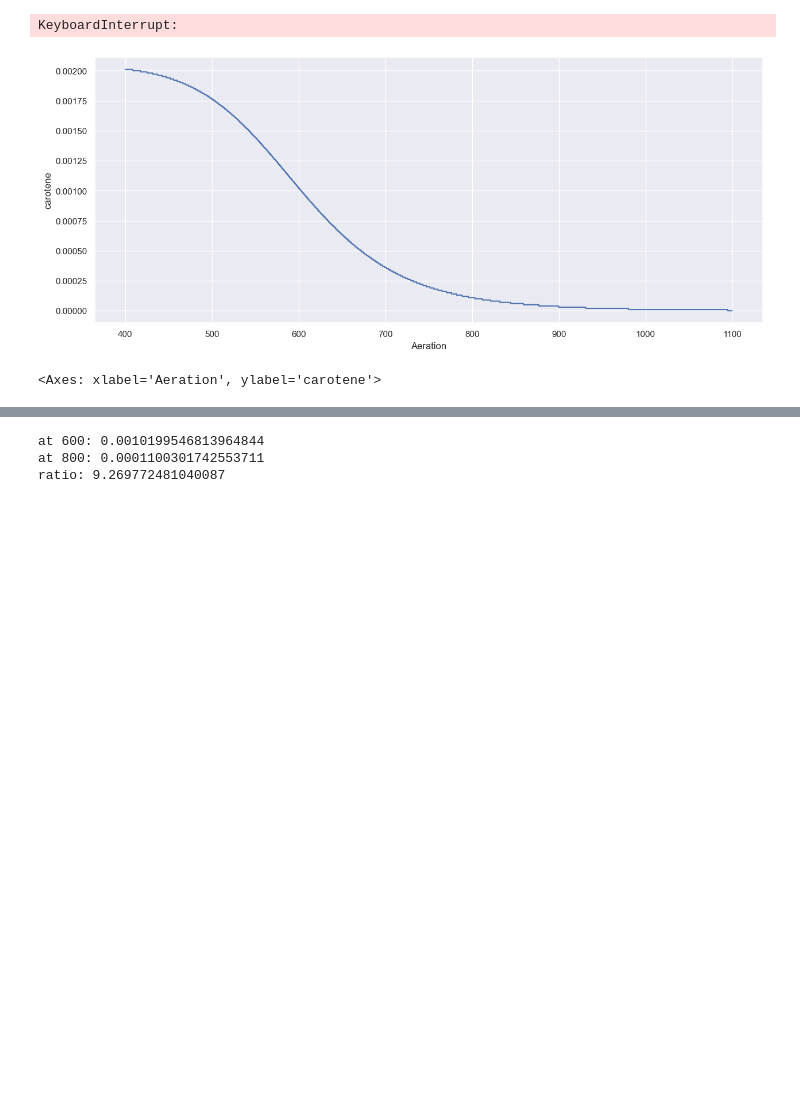
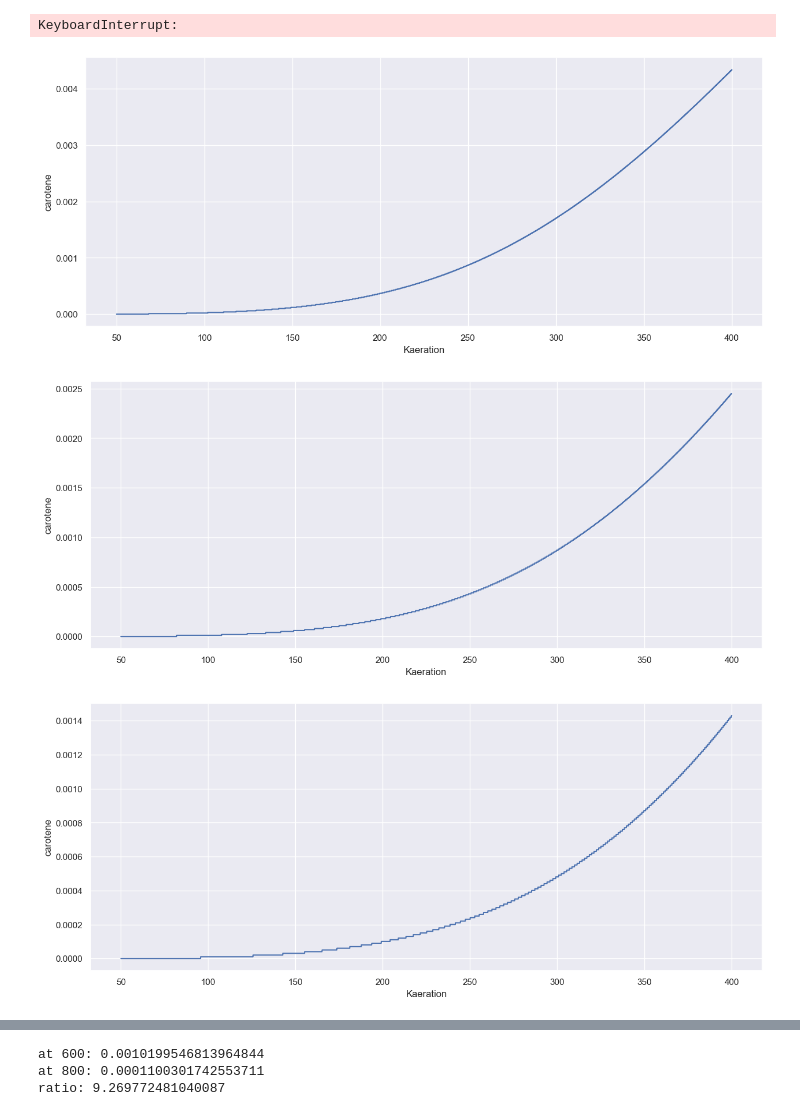
Before and after one commit to ecunha1996/GSMMutils, a Jupyter notebook: examples/dynamic_expressions_analysis.ipynb, the cells around one changed output, grey strips where cells are left out. Cells and saved outputs as stored; diff of their text form; code cells hidden in the pictures; blank space fills up the shorter version.

Commit message:
[FIX] dFBA changes + [ADD] pathway_analysis.py

```diff
--- a/examples/dynamic_expressions_analysis.ipynb
+++ b/examples/dynamic_expressions_analysis.ipynb
@@ -24,8 +22,14 @@ Model loaded
 KeyboardInterrupt:
 # %%
 analysis.load_parameters(f"{DATA_PATH}/dfba/inputs/initial_parameters.json")
-res = analysis.evaluate_dynamic_expression("carotene", "aeration", param_range=[400, 1100, 50])
-lineplot(list(res.keys()), list(res.values()), xlabel="Aeration", ylabel="carotene")
+aeration = [500, 600, 700, 800]
+complete_results = {}
+for value in aeration:
+    analysis.parameters["aeration"] = value
+    res = analysis.evaluate_dynamic_expression("carotene", "Kaeration", param_range=[50, 400, 100])
+    lineplot(list(res.keys()), list(res.values()), xlabel="Kaeration", ylabel="carotene")
+    complete_results[value] = res
 # %% [output]
-[figure, old version]
+[figure, new version]
-<Axes: xlabel='Aeration', ylabel='carotene'>
+[figure, added]
+[figure, added]
```
Also changed, not shown: parts of 5 cells of this notebook, 17 other files.
